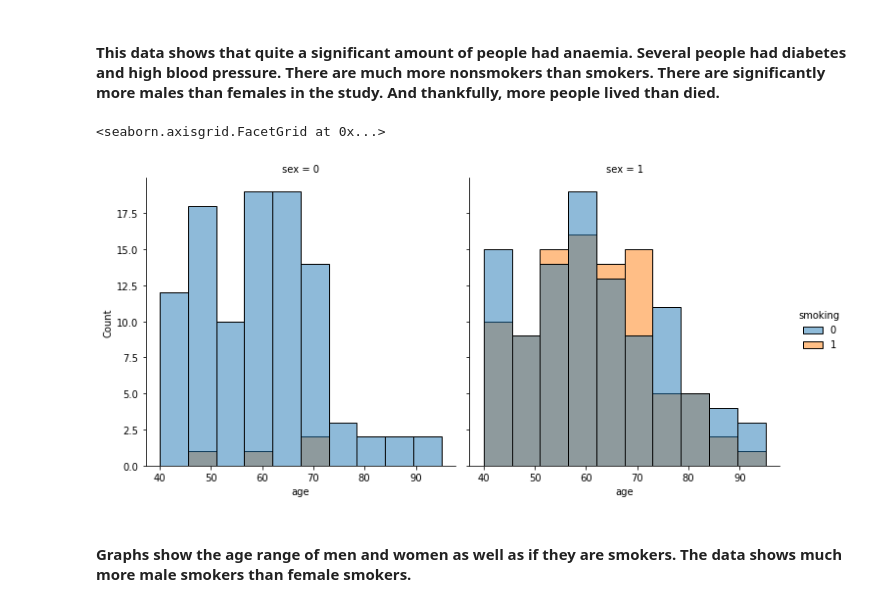
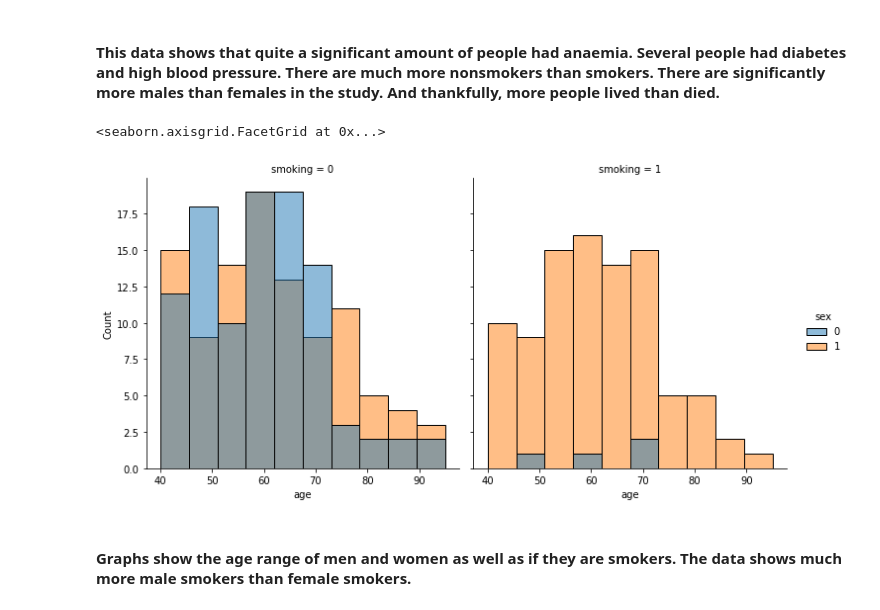
Before and after one commit to sccatalina/Final_Project, a Jupyter notebook: FP_Exploration_Analysis/Heart_Failure_DatasetPy.ipynb, the cells around one changed output. Saved outputs shown, nothing was run; the diff lists cells and outputs as text; code cells hidden in the pictures.

```diff
--- a/FP_Exploration_Analysis/Heart_Failure_DatasetPy.ipynb
+++ b/FP_Exploration_Analysis/Heart_Failure_DatasetPy.ipynb
@@ -95,10 +95,10 @@ for ax in fig.axes:
 #### This data shows that quite a significant amount of people had anaemia. Several people had diabetes and high blood pressure. There are much more nonsmokers than smokers. There are significantly more males than females in the study. And thankfully, more people lived than died.
 # %%
 
-sns.displot(HeartFail, x= 'age', hue = 'smoking', col = 'sex', kind='hist')
+sns.displot(HeartFail, x= 'age', hue = 'sex', col = 'smoking', kind='hist')
 # %% [output]
 <seaborn.axisgrid.FacetGrid at 0x...>
-[figure, old version]
+[figure, new version]
 # %% [markdown]
 #### Graphs show the age range of men and women as well as if they are smokers. The data shows much more male smokers than female smokers.
 # %%
```
Also changed, not shown: parts of 3 cells of this notebook.
